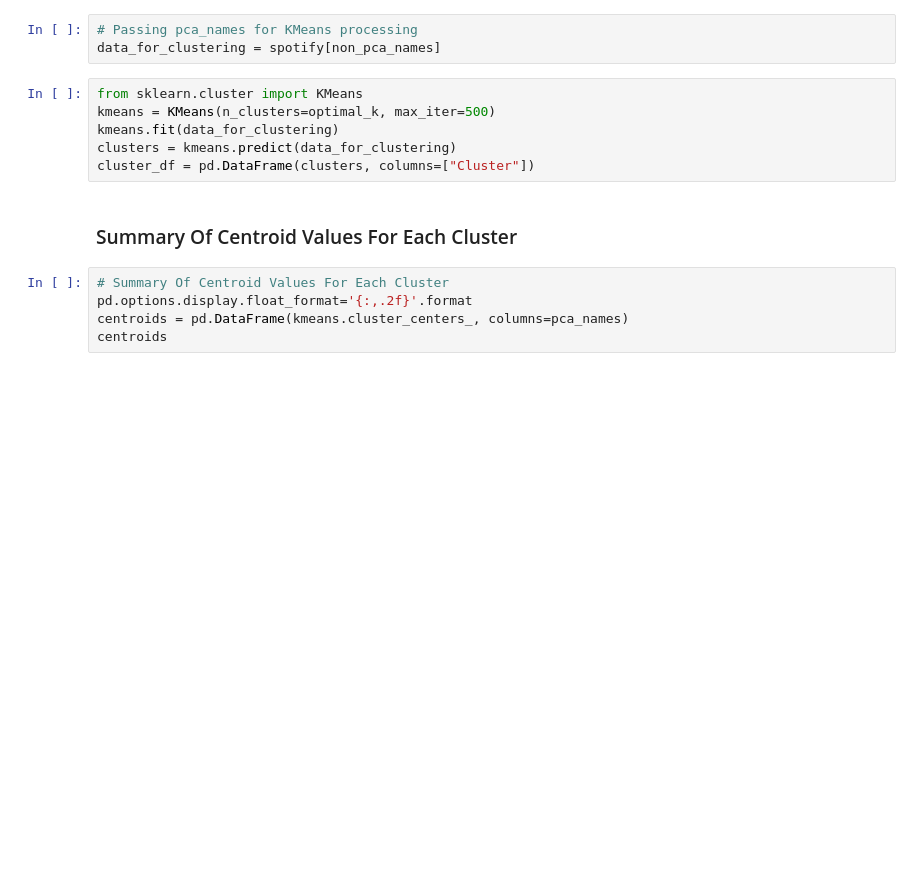
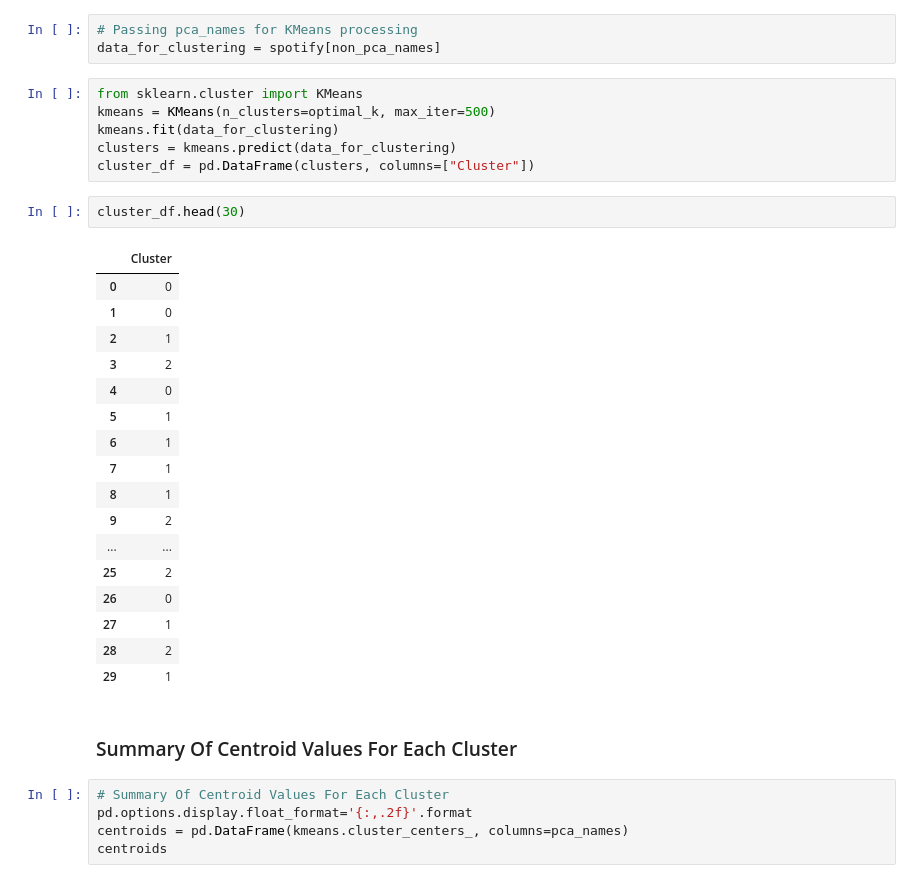
Before and after one commit to JoelQFernandez/DSC-478---Programming-Machine-Learning-Applications---Final-Project, a Jupyter notebook: Final Project - KMeans - Without PCA.ipynb, the cells around one changed output. Saved outputs shown, nothing was run; the diff lists cells and outputs as text; blank space fills up the shorter version.

```diff
--- a/Final Project - KMeans - Without PCA.ipynb
+++ b/Final Project - KMeans - Without PCA.ipynb
@@ -109,6 +129,26 @@ kmeans = KMeans(n_clusters=optimal_k, max_iter=500)
 kmeans.fit(data_for_clustering)
 clusters = kmeans.predict(data_for_clustering)
 cluster_df = pd.DataFrame(clusters, columns=["Cluster"])
+# %%
+cluster_df.head(30)
+# %% [output]
+|  | Cluster |
+| 0 | 0 |
+| 1 | 0 |
+| 2 | 1 |
+| 3 | 2 |
+| 4 | 0 |
+| 5 | 1 |
+| 6 | 1 |
+| 7 | 1 |
+| 8 | 1 |
+| 9 | 2 |
+| ... | ... |
+| 25 | 2 |
+| 26 | 0 |
+| 27 | 1 |
+| 28 | 2 |
+| 29 | 1 |
 # %% [markdown]
 ### Summary Of Centroid Values For Each Cluster
 # %%
```
Also changed, not shown: parts of 6 cells of this notebook, 2 other files.
